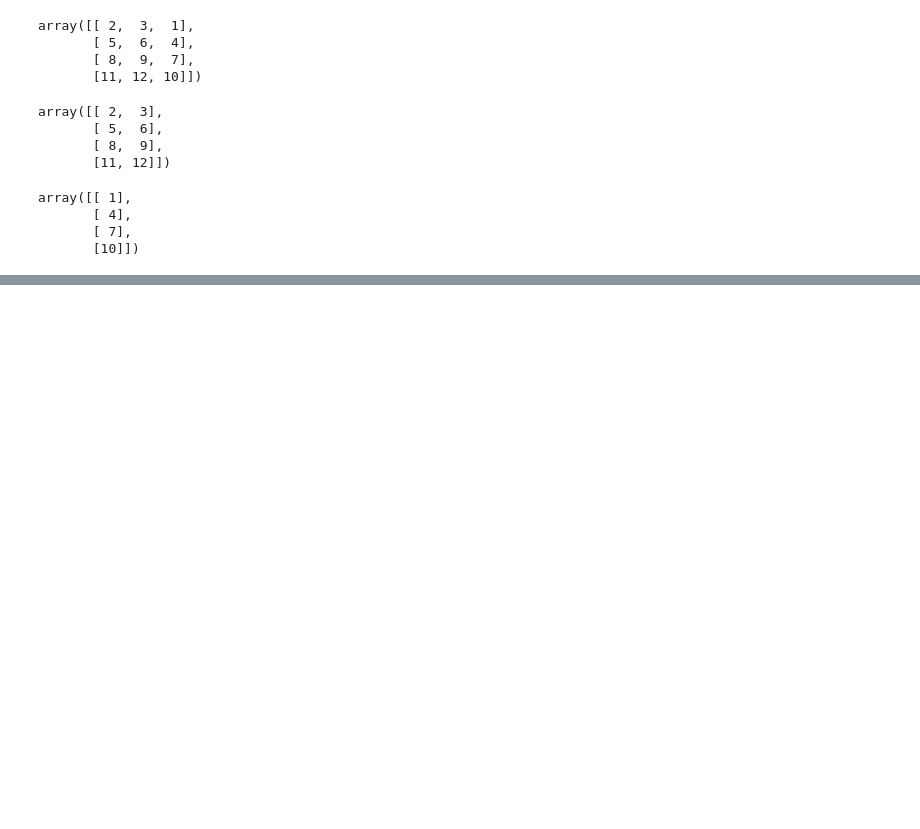
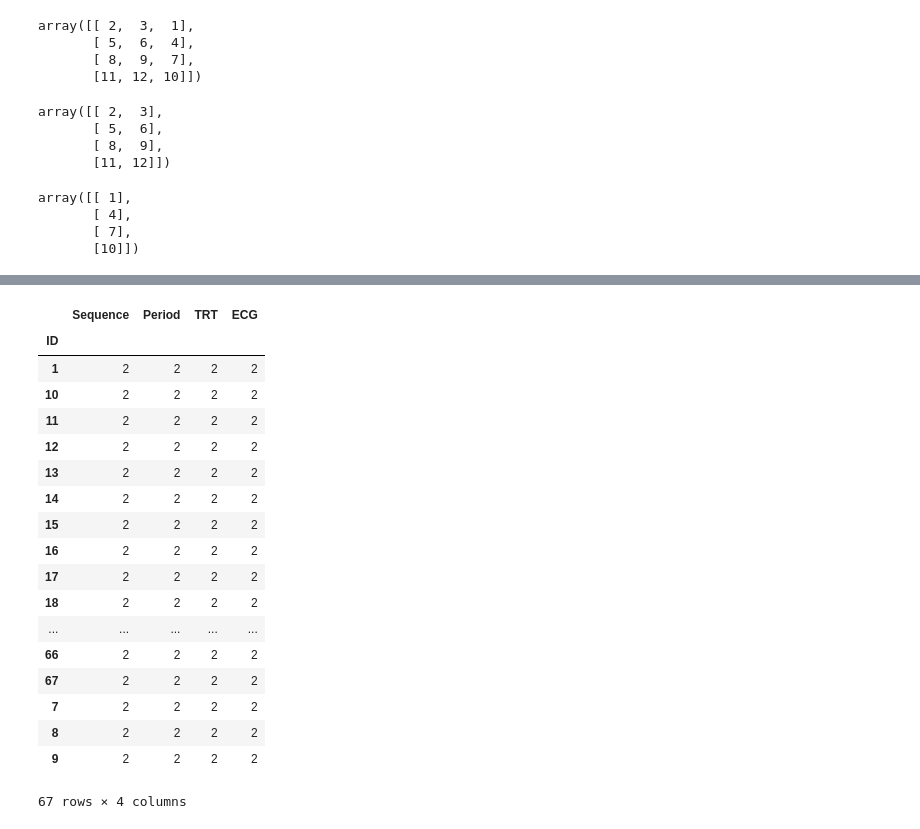
Before and after one commit to andersberliner/smelling_sepsis, a Jupyter notebook: data_pivots.ipynb, the cells around one changed output, grey strips where cells are left out. Cells and saved outputs as stored; diff of their text form; code cells hidden in the pictures; blank space fills up the shorter version.

```diff
--- a/data_pivots.ipynb
+++ b/data_pivots.ipynb
@@ -190,0 +413,8 @@ array([[ 1],
+# %%
+with open('ecg.txt') as f:
+    header = f.readline().split()
+    data = f.readlines()
+# %%
+header = header[1:]
+# %%
+data = map(lambda s: s.split(), data)
@@ -190,0 +423,3 @@ array([[ 1],
+# %%
+ECG = pd.DataFrame(data, columns=header)
+print ECG.head()
@@ -190,0 +460,22 @@ array([[ 1],
+# %%
+ECG.groupby('ID').count()
+# %% [output]
+|  | Sequence | Period | TRT | ECG |
+| ID |  |  |  |  |
+| 1 | 2 | 2 | 2 | 2 |
+| 10 | 2 | 2 | 2 | 2 |
+| 11 | 2 | 2 | 2 | 2 |
+| 12 | 2 | 2 | 2 | 2 |
+| 13 | 2 | 2 | 2 | 2 |
+| 14 | 2 | 2 | 2 | 2 |
+| 15 | 2 | 2 | 2 | 2 |
+| 16 | 2 | 2 | 2 | 2 |
+| 17 | 2 | 2 | 2 | 2 |
+| 18 | 2 | 2 | 2 | 2 |
+| ... | ... | ... | ... | ... |
+| 66 | 2 | 2 | 2 | 2 |
+| 67 | 2 | 2 | 2 | 2 |
+| 7 | 2 | 2 | 2 | 2 |
+| 8 | 2 | 2 | 2 | 2 |
+| 9 | 2 | 2 | 2 | 2 |
+67 rows × 4 columns
```
Also changed, not shown: parts of 33 cells of this notebook, 3 other files.
